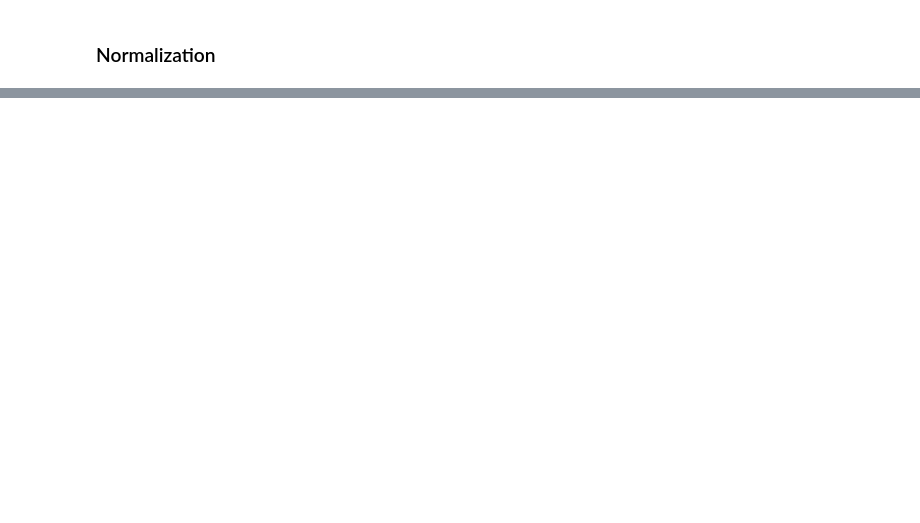
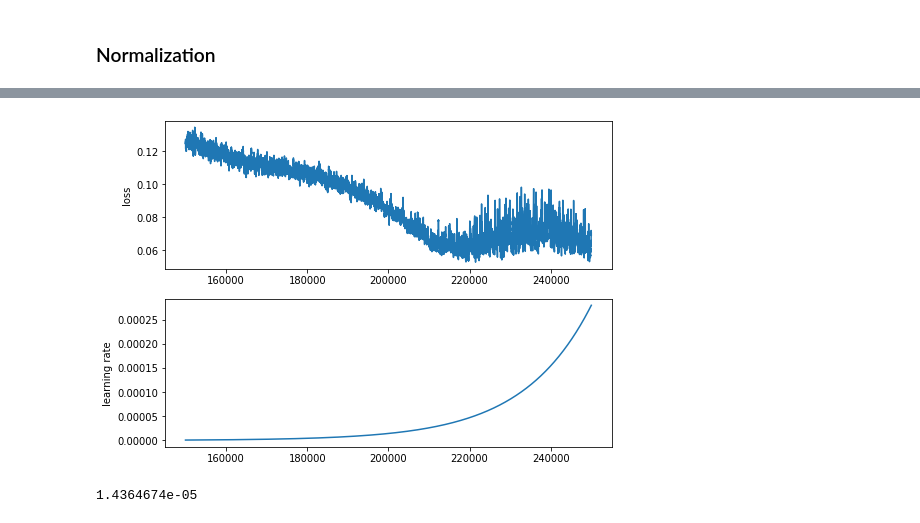
Before and after one commit to TeaKatz/Binary_Search_Optimization, a Jupyter notebook: Predict.ipynb, the cells around one changed output, grey strips where cells are left out. Drawn from its saved outputs; the diff is of its cells as text; code cells hidden in the pictures; blank space fills up the shorter version.

```diff
--- a/Predict.ipynb
+++ b/Predict.ipynb
@@ -131,0 +145,8 @@ class NonSequenceDense(Model):
+# %%
+lr_finder.plot(start=150000, end=250000)
+# %% [output]
+[figure, added]
+# %%
+lr_finder.lrs[200000]
+# %% [output]
+1.4364674e-05
```
Also changed, not shown: parts of 34 cells of this notebook, 15 other files.
